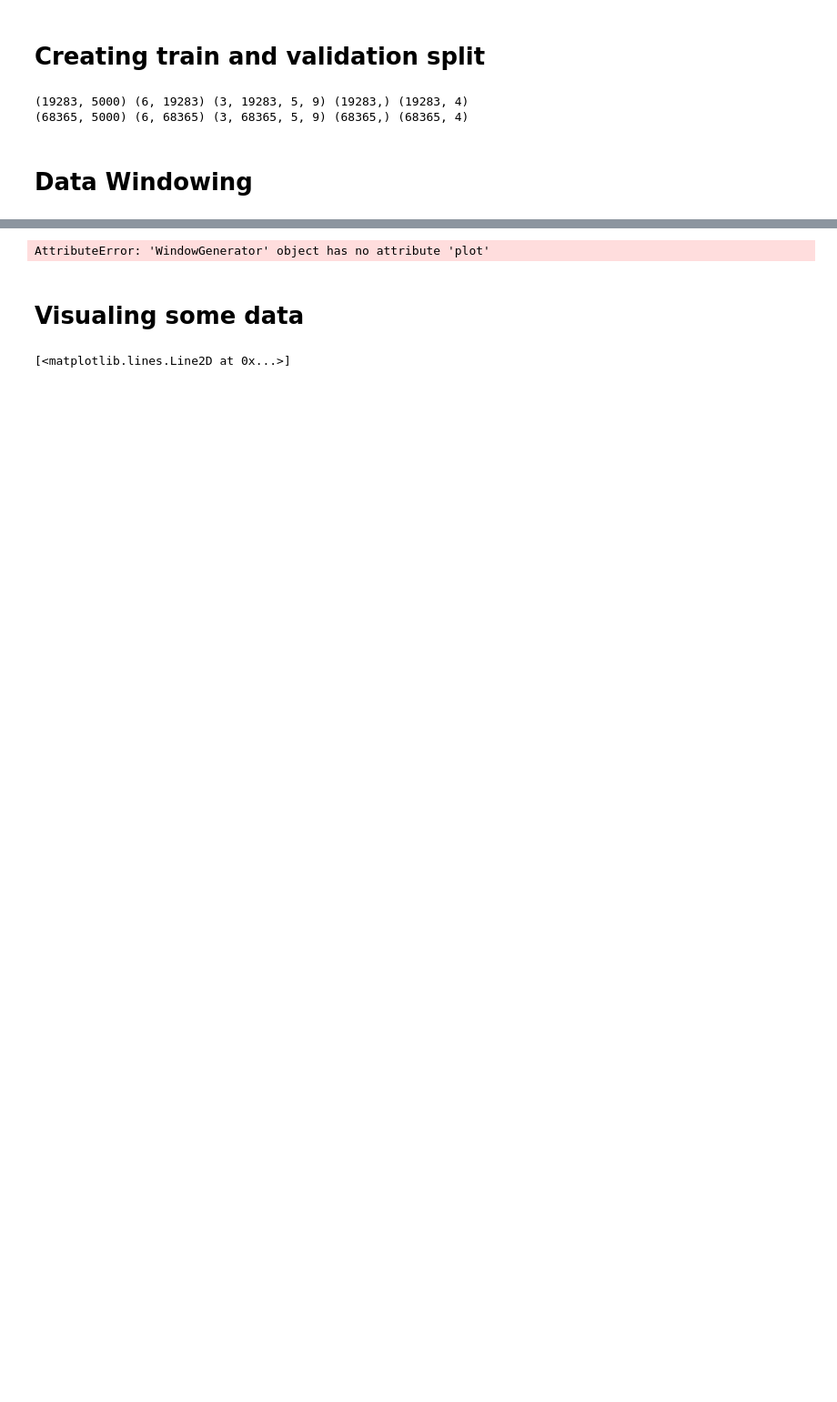
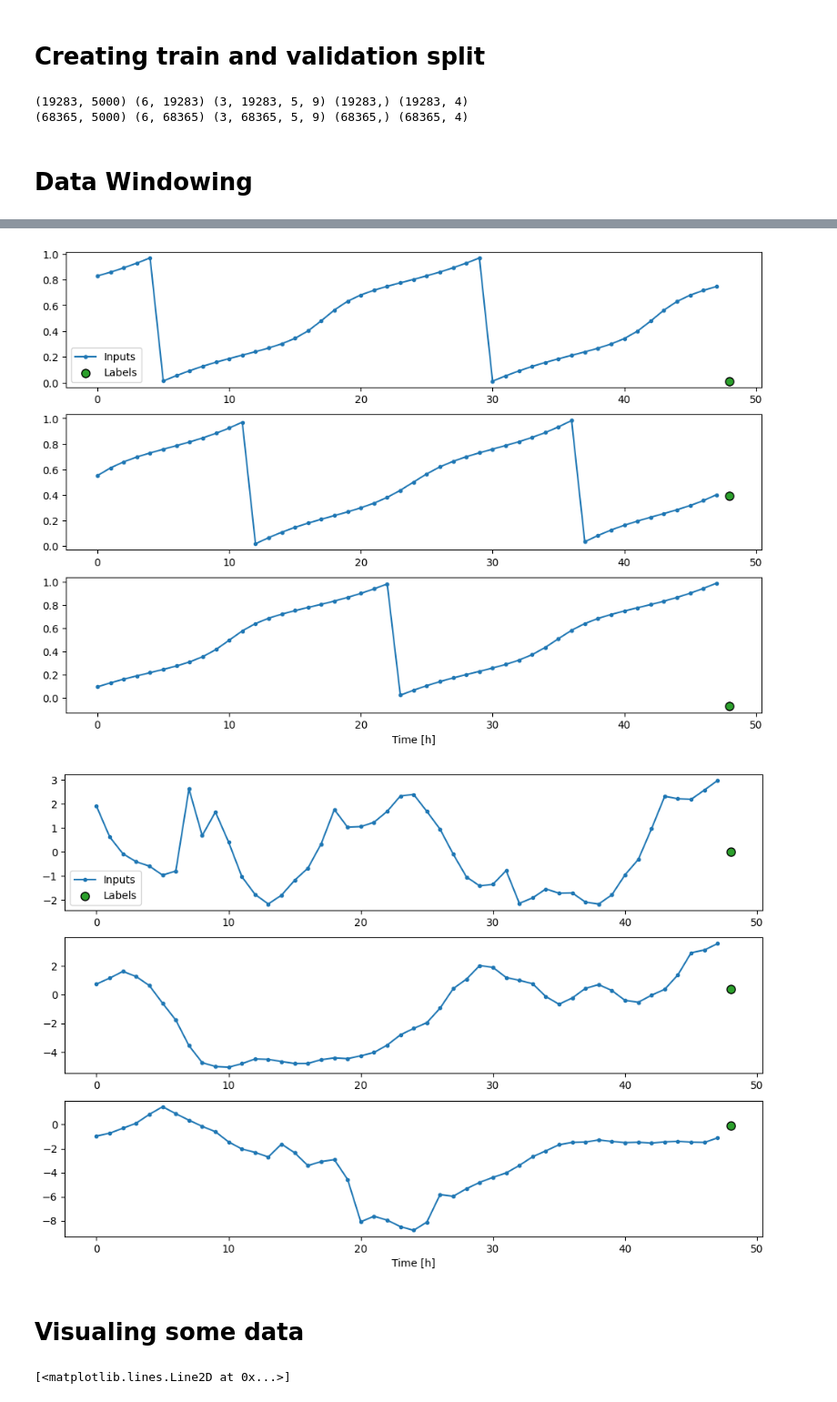
Before and after one commit to esthy13/Water-Level-Distribution, a Jupyter notebook: Water_level_prediction.ipynb, the cells around one changed output, grey strips where cells are left out. Shown at 91% size. Drawn from its saved outputs; the diff is of its cells as text; code cells hidden in the pictures; blank space fills up the shorter version.

Commit message:
also plot method now works

```diff
--- a/Water_level_prediction.ipynb
+++ b/Water_level_prediction.ipynb
@@ -476,7 +545,7 @@ class WindowGenerator():
 subset_nodes = np.random.choice(5000, size=1, replace=False)
 
 wg = WindowGenerator(
-    input_width=24,
+    input_width=48,
     label_width=1,
     shift=1,
     train_df=train_df,
@@ -503,6 +571,11 @@ print("Feature columns:", wg.feature_columns)
 # Confirm wl not in features
 assert "wl" not in wg.feature_columns, "wl should NOT be in inputs"
 
-# Plot one feature
-wg.plot(plot_feature="pressure", node_index=0)
+# plot feature index 0 (lat) for node 0
+wg.plot(plot_feature_index=4, node_index=0)
+
+# plot feature index corresponding to pressure
+# (lat=0, lon=1, ephem=2..7, era5=8..10, freq=11..14)
+# pressure is index 10
+wg.plot(plot_feature_index=8, node_index=0)
 # %% [output]
@@ -510,7 +583,8 @@ Inputs shape: (32, 24, 1, 15)
 Labels shape: (32, 1, 1)
 Num features: 15
 Feature columns: ['lat', 'lon', 'ephem', 'era5', 'freq']
-AttributeError: 'WindowGenerator' object has no attribute 'plot'
+[figure, added]
+[figure, added]
 # %%
 class WindowGenerator():
     def __init__(self, input_width, label_width, shift, train_df=train_df,
```
Also changed, not shown: parts of 5 cells of this notebook.
